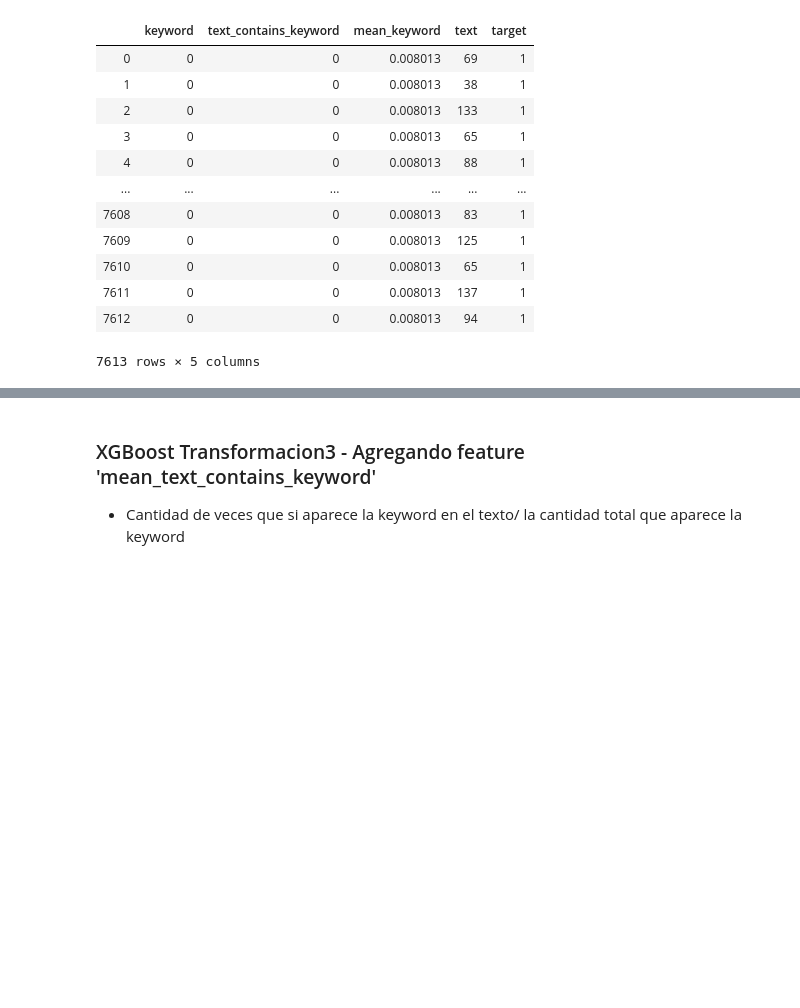
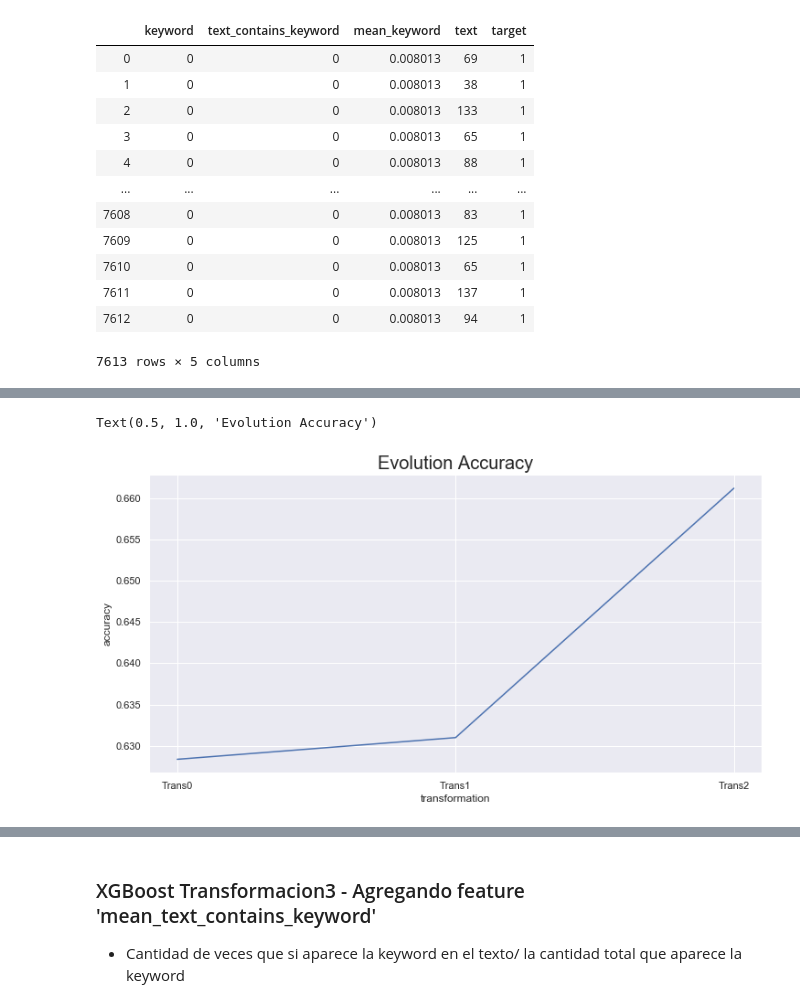
Before and after one commit to freedocx/NPLdisasterPrediction, a Jupyter notebook: Arnold/XGBoostAnalysis.ipynb, the cells around one changed output, grey strips where cells are left out. Cells and saved outputs as stored; diff of their text form; code cells hidden in the pictures; blank space fills up the shorter version.

```diff
--- a/Arnold/XGBoostAnalysis.ipynb
+++ b/Arnold/XGBoostAnalysis.ipynb
@@ -205,3 +223,11 @@ Parameters: { silent } might not be used.
 
 
 Accuracy: 66.12%
+# %%
+dfAcc.loc[dfAcc.shape[0]] = ['Trans2', accuracy]
+plt.figure(figsize=(12, 6))
+g = sns.lineplot(x="transformation", y="accuracy", data=dfAcc)
+g.set_title("Evolution Accuracy", fontsize=20)
+# %% [output]
+Text(0.5, 1.0, 'Evolution Accuracy')
+[figure, added]
```
Also changed, not shown: parts of 19 cells of this notebook.
